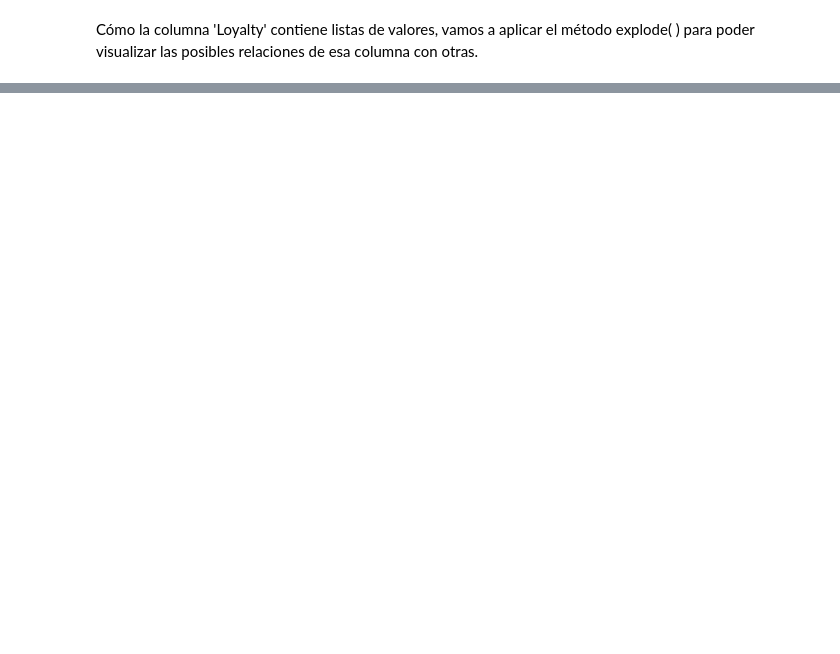
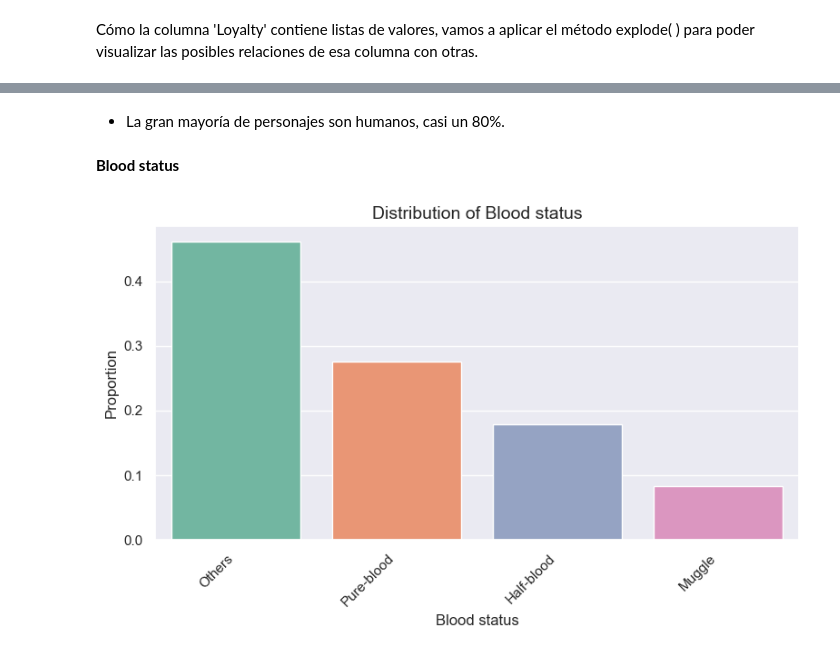
Before and after one commit to CanaryBrianArmas/Personnal-projects, a Jupyter notebook: Proyectos_análisis/EDA_Entrega/Main_Harry_Potter.ipynb, the cells around one changed output, grey strips where cells are left out. Drawn from its saved outputs; the diff is of its cells as text; code cells hidden in the pictures; blank space fills up the shorter version.

```diff
--- a/Proyectos_análisis/EDA_Entrega/Main_Harry_Potter.ipynb
+++ b/Proyectos_análisis/EDA_Entrega/Main_Harry_Potter.ipynb
@@ -615,0 +651,8 @@ plt.show()
+# %% [markdown]
++ La gran mayoría de personajes son humanos, casi un 80%.
+# %% [markdown]
+**Blood status**
+# %%
+fv.plot_one_variable_categorical(df_copy_exploded, "Blood status", figsize = (8, 5), relative = True)
+# %% [output]
+[figure, added]
```
Also changed, not shown: parts of 32 cells of this notebook, 5 other files.
